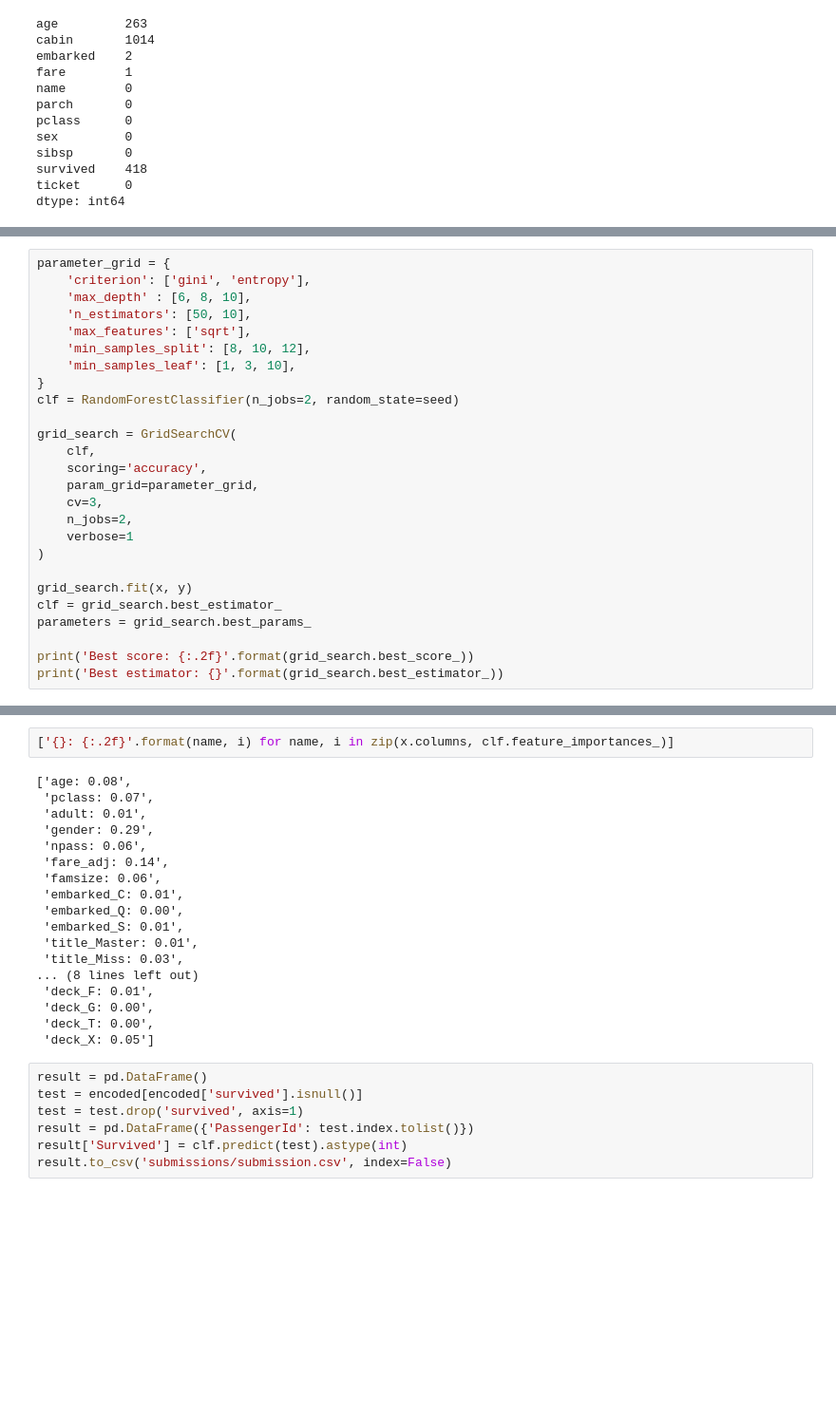
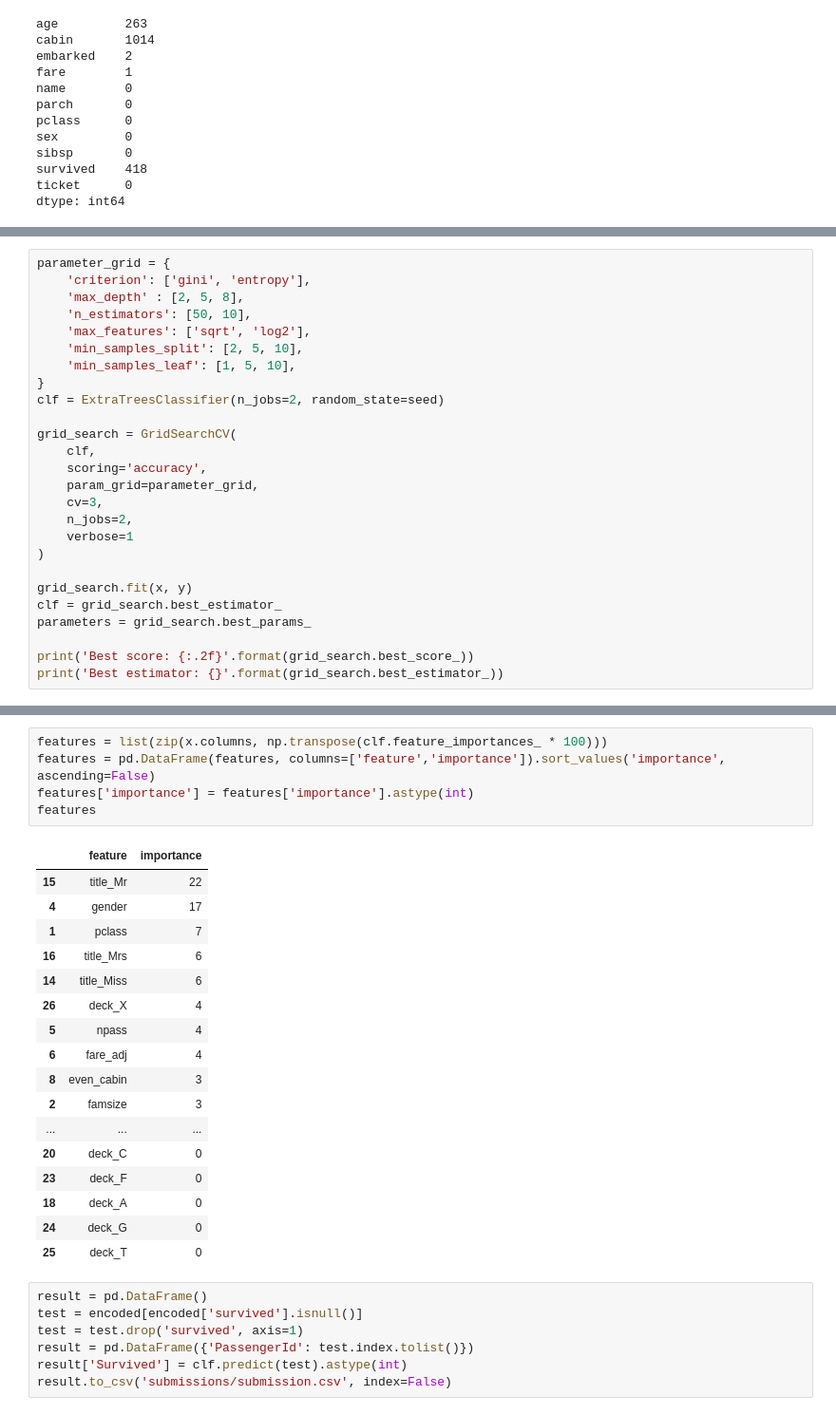
Before and after one commit to joshtemple/titanic, a Jupyter notebook: analysis.ipynb, the cells around one changed output, grey strips where cells are left out. Shown at 95% size. Cells and saved outputs as stored; diff of their text form; blank space fills up the shorter version.

```diff
--- a/analysis.ipynb
+++ b/analysis.ipynb
@@ -158,13 +166,13 @@ Score: 0.81 +/- 0.03
 # %%
 parameter_grid = {
     'criterion': ['gini', 'entropy'],
-    'max_depth' : [6, 8, 10],
+    'max_depth' : [2, 5, 8],
     'n_estimators': [50, 10],
-    'max_features': ['sqrt'],
-    'min_samples_split': [8, 10, 12],
-    'min_samples_leaf': [1, 3, 10],
+    'max_features': ['sqrt', 'log2'],
+    'min_samples_split': [2, 5, 10],
+    'min_samples_leaf': [1, 5, 10],
 }
-clf = RandomForestClassifier(n_jobs=2, random_state=seed)
+clf = ExtraTreesClassifier(n_jobs=2, random_state=seed)
 
 grid_search = GridSearchCV(
     clf,
@@ -196,23 +205,26 @@ Best estimator: RandomForestClassifier(bootstrap=True, class_weight=None, criter
-# %%
-['{}: {:.2f}'.format(name, i) for name, i in zip(x.columns, clf.feature_importances_)]
-# %% [output]
-['age: 0.08',
- 'pclass: 0.07',
- 'adult: 0.01',
- 'gender: 0.29',
- 'npass: 0.06',
- 'fare_adj: 0.14',
- 'famsize: 0.06',
- 'embarked_C: 0.01',
- 'embarked_Q: 0.00',
- 'embarked_S: 0.01',
- 'title_Master: 0.01',
- 'title_Miss: 0.03',
-... (8 lines left out)
- 'deck_F: 0.01',
- 'deck_G: 0.00',
- 'deck_T: 0.00',
- 'deck_X: 0.05']
+# %%
+features = list(zip(x.columns, np.transpose(clf.feature_importances_ * 100)))
+features = pd.DataFrame(features, columns=['feature','importance']).sort_values('importance', ascending=False)
+features['importance'] = features['importance'].astype(int)
+features
+# %% [output]
+|  | feature | importance |
+| 15 | title_Mr | 22 |
+| 4 | gender | 17 |
+| 1 | pclass | 7 |
+| 16 | title_Mrs | 6 |
+| 14 | title_Miss | 6 |
+| 26 | deck_X | 4 |
+| 5 | npass | 4 |
+| 6 | fare_adj | 4 |
+| 8 | even_cabin | 3 |
+| 2 | famsize | 3 |
+| ... | ... | ... |
+| 20 | deck_C | 0 |
+| 23 | deck_F | 0 |
+| 18 | deck_A | 0 |
+| 24 | deck_G | 0 |
+| 25 | deck_T | 0 |
 # %%
 result = pd.DataFrame()
 test = encoded[encoded['survived'].isnull()]
```
Also changed, not shown: parts of 7 cells of this notebook.
